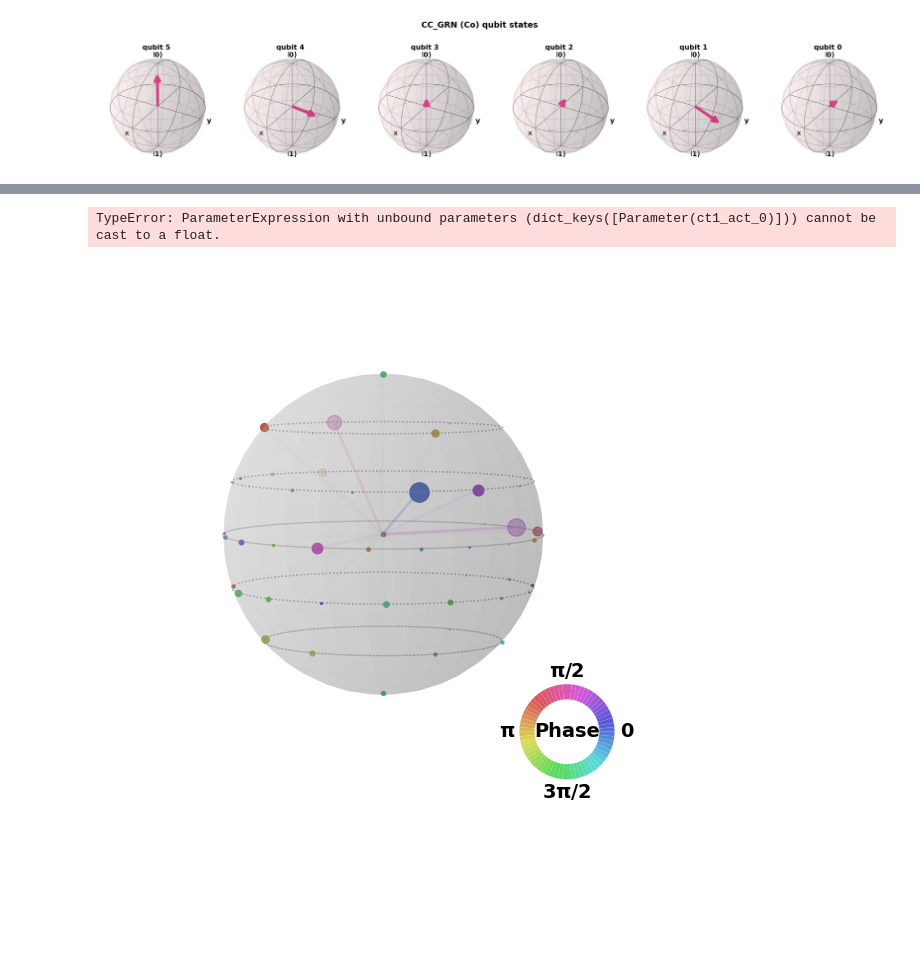
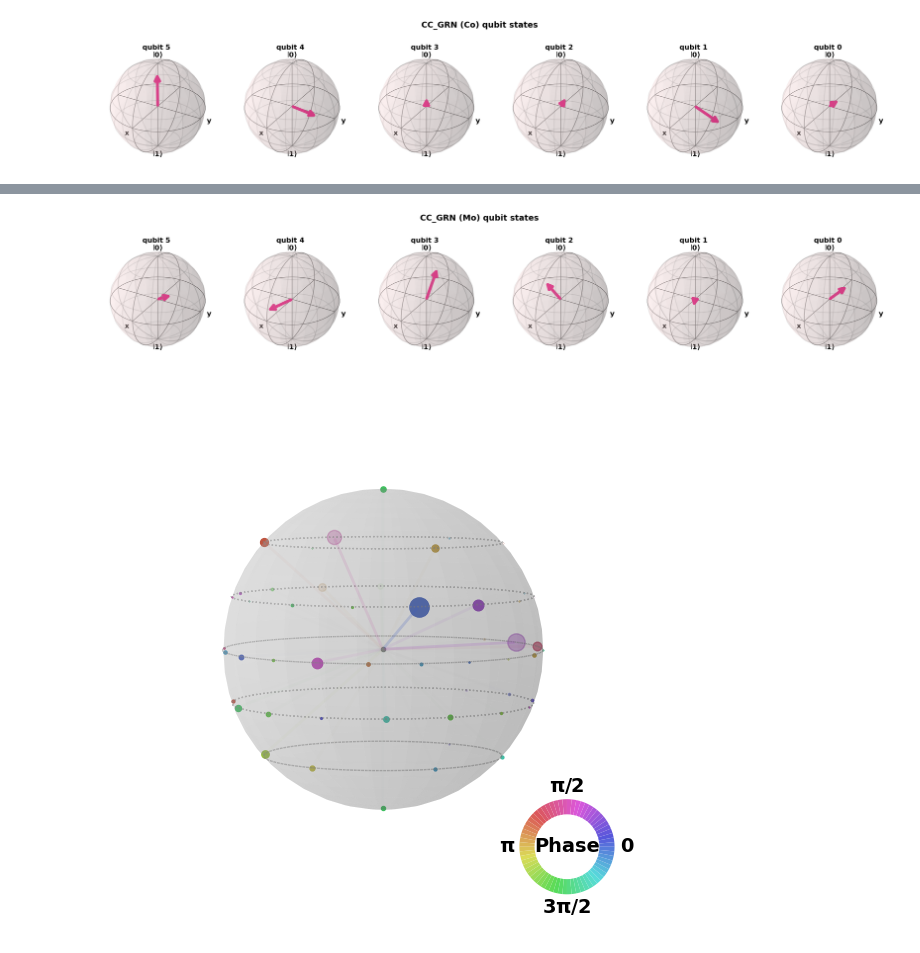
Before and after one commit to cailab-tamu/QuantumXCT, a Jupyter notebook: python/cc_grn_opt2.ipynb, the cells around one changed output, grey strips where cells are left out. Cells and saved outputs as stored; diff of their text form; code cells hidden in the pictures; blank space fills up the shorter version.

```diff
--- a/python/cc_grn_opt2.ipynb
+++ b/python/cc_grn_opt2.ipynb
@@ -828,12 +869,12 @@ plot_state_qsphere(state, show_state_labels=False)
 # %%
 bound_qc = cc_grn_circuit_mo.copy()
-bound_qc.assign_parameters(all_params_lr_mo, inplace=False)
+bound_qc.assign_parameters(all_params_lr_mo, inplace=True)
 state = Statevector(bound_qc)
 plot_bloch_multivector(state, title='CC_GRN (Mo) qubit states', font_size=12, title_font_size=14, figsize=(4,4),  reverse_bits=True)
 
 #plot_state_qsphere(state)
 # %% [output]
-TypeError: ParameterExpression with unbound parameters (dict_keys([Parameter(ct1_act_0)])) cannot be cast to a float.
+[figure, added]
 # %%
 plot_state_qsphere(state , show_state_labels=False)
 # %% [output]
```
Also changed, not shown: parts of 11 cells of this notebook.
